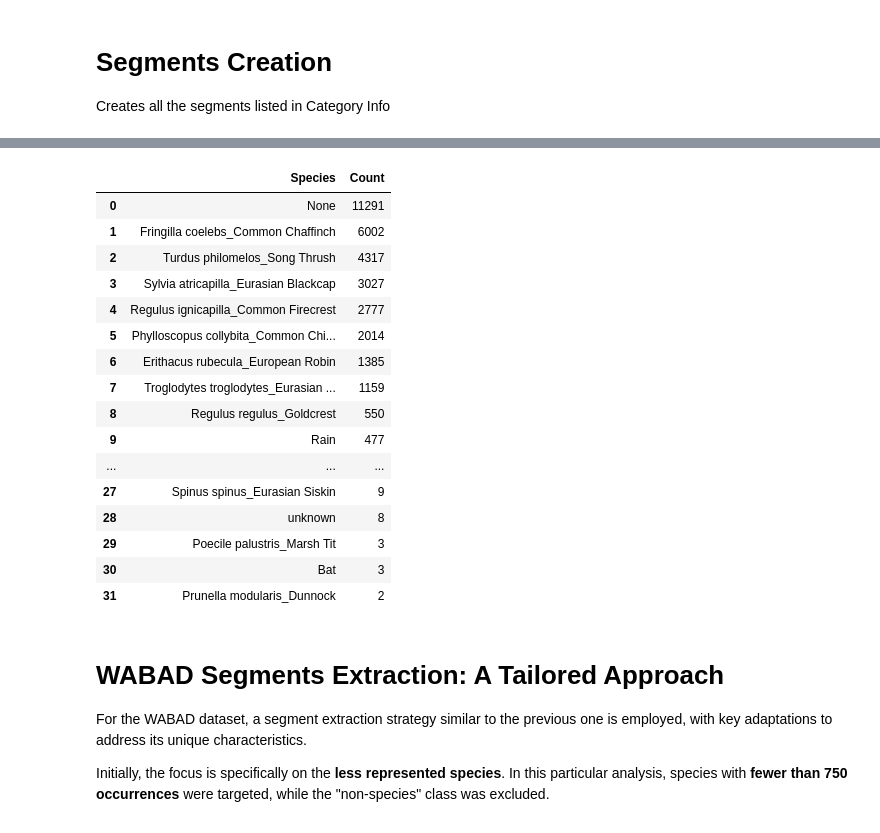
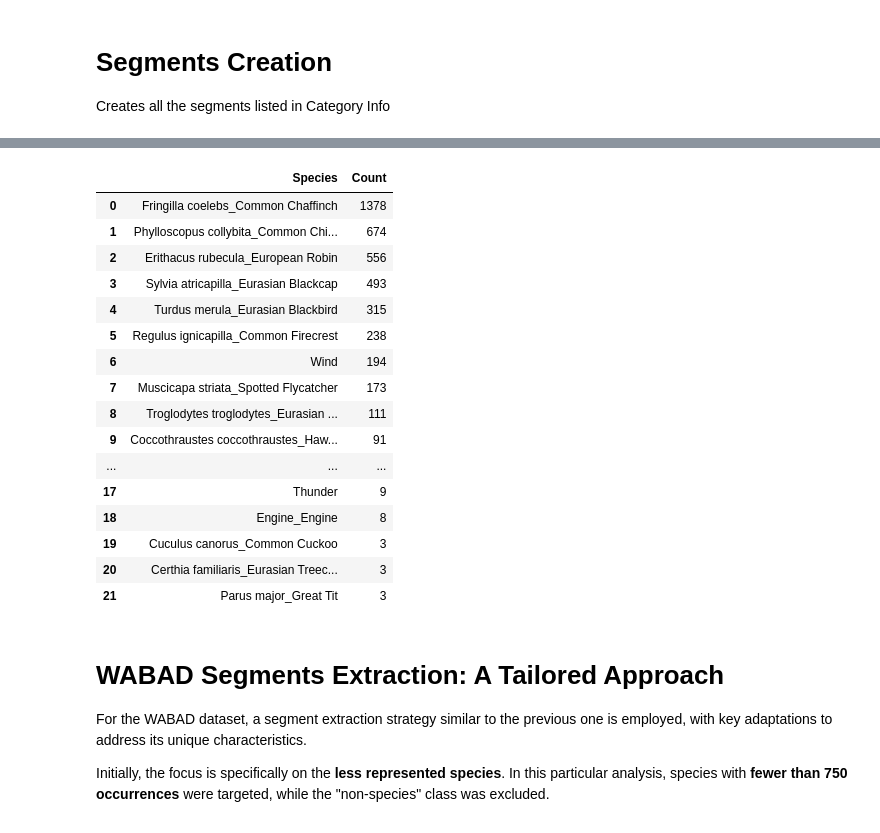
Before and after one commit to giacomoschiavo/finetuning-BirdNET, a Jupyter notebook: 1_segments_extraction.ipynb, the cells around one changed output, grey strips where cells are left out. Cells and saved outputs as stored; diff of their text form; code cells hidden in the pictures.

Commit message:
created final test segments

```diff
--- a/1_segments_extraction.ipynb
+++ b/1_segments_extraction.ipynb
@@ -120,10 +120,17 @@ def get_audio_category_annots(bird_tags_filepath, audio_source_path):
 # %%
 category_annots, audio_annots = get_audio_category_annots("Bird_tags_Train.mat", AUDIO_SOURCE)
 
-with open("utils/category_annots.json", "w") as f:
-    json.dump(category_annots, f)
-with open("utils/audio_annots.json", "w") as f:
-    json.dump(audio_annots, f)
+# with open("utils/category_annots.json", "w") as f:
+#     json.dump(category_annots, f)
+# with open("utils/audio_annots.json", "w") as f:
+#     json.dump(audio_annots, f)
+# %%
+category_annots_test, audio_annots_test = get_audio_category_annots("Bird_tags_Test.mat", AUDIO_SOURCE)
+
+# with open("utils/category_annots_test.json", "w") as f:
+#     json.dump(category_annots_test, f)
+# with open("utils/audio_annots_test.json", "w") as f:
+#     json.dump(audio_annots_test, f)
 # %%
 # creates species list
 species_list = list(category_annots.keys())
@@ -147,8 +154,12 @@ def generate_audio_info(source_audio_path, audio_annots):
 
 # SAVE
 audio_info = generate_audio_info(AUDIO_SOURCE, audio_annots)
-with open("utils/audio_info.json", "w") as f:
-    json.dump(audio_info, f)
+# with open("utils/audio_info.json", "w") as f:
+#     json.dump(audio_info, f)
+
+audio_info_test = generate_audio_info(AUDIO_SOURCE, audio_annots_test)
+with open("utils/audio_info_test.json", "w") as f:
+    json.dump(audio_info_test, f)
 # %%
 # generates the true segments for each audio file
 def generate_true_segments(audio_annots, audio_info):
@@ -194,8 +206,10 @@ true_segments = generate_true_segments(audio_annots, audio_info)
 # %%
 # SAVE
 os.makedirs(f'utils/{DATASET_NAME}', exist_ok=True)
-with open(f'utils/{DATASET_NAME}/true_segments.json', 'w') as f:
-    json.dump(true_segments, f)
+# with open(f'utils/{DATASET_NAME}/true_segments.json', 'w') as f:
+#     json.dump(true_segments, f)
+# with open(f'utils/{DATASET_NAME}/true_segments_test.json', 'w') as f:
+#     json.dump(true_segments_test, f)
 # %%
 # create segment file given a species name
 def generate_species_segment(segment_audio, species_name, target_path, basename, segm_id):
@@ -240,27 +273,27 @@ def generate_segments(audio_source_path, target_path, true_segments, audio_info,
 # %%
 # count segments by species
-target_path = f"{DATASET_PATH}/train"
+target_path = f"{DATASET_PATH}/final_test"
 species_count = {species: len(os.listdir(os.path.join(target_path, species))) for species in os.listdir(target_path)}
 species_count_df = pd.DataFrame(list(species_count.items()), columns=["Species", "Count"])
 species_count_df.sort_values(by="Count", ascending=False).reset_index(drop=True)
 # %% [output]
 |  | Species | Count |
-| 0 | None | 11291 |
-| 1 | Fringilla coelebs_Common Chaffinch | 6002 |
-| 2 | Turdus philomelos_Song Thrush | 4317 |
-| 3 | Sylvia atricapilla_Eurasian Blackcap | 3027 |
-| 4 | Regulus ignicapilla_Common Firecrest | 2777 |
-| 5 | Phylloscopus collybita_Common Chi... | 2014 |
-| 6 | Erithacus rubecula_European Robin | 1385 |
-| 7 | Troglodytes troglodytes_Eurasian ... | 1159 |
-| 8 | Regulus regulus_Goldcrest | 550 |
-| 9 | Rain | 477 |
+| 0 | Fringilla coelebs_Common Chaffinch | 1378 |
+| 1 | Phylloscopus collybita_Common Chi... | 674 |
+| 2 | Erithacus rubecula_European Robin | 556 |
+| 3 | Sylvia atricapilla_Eurasian Blackcap | 493 |
+| 4 | Turdus merula_Eurasian Blackbird | 315 |
+| 5 | Regulus ignicapilla_Common Firecrest | 238 |
+| 6 | Wind | 194 |
+| 7 | Muscicapa striata_Spotted Flycatcher | 173 |
+| 8 | Troglodytes troglodytes_Eurasian ... | 111 |
+| 9 | Coccothraustes coccothraustes_Haw... | 91 |
 | ... | ... | ... |
-| 27 | Spinus spinus_Eurasian Siskin | 9 |
-| 28 | unknown | 8 |
-| 29 | Poecile palustris_Marsh Tit | 3 |
-| 30 | Bat | 3 |
-| 31 | Prunella modularis_Dunnock | 2 |
+| 17 | Thunder | 9 |
+| 18 | Engine_Engine | 8 |
+| 19 | Cuculus canorus_Common Cuckoo | 3 |
+| 20 | Certhia familiaris_Eurasian Treec... | 3 |
+| 21 | Parus major_Great Tit | 3 |
 # %% [markdown]
 # WABAD Segments Extraction: A Tailored Approach
 
```
Also changed, not shown: parts of 3 cells of this notebook, 4 other files.
